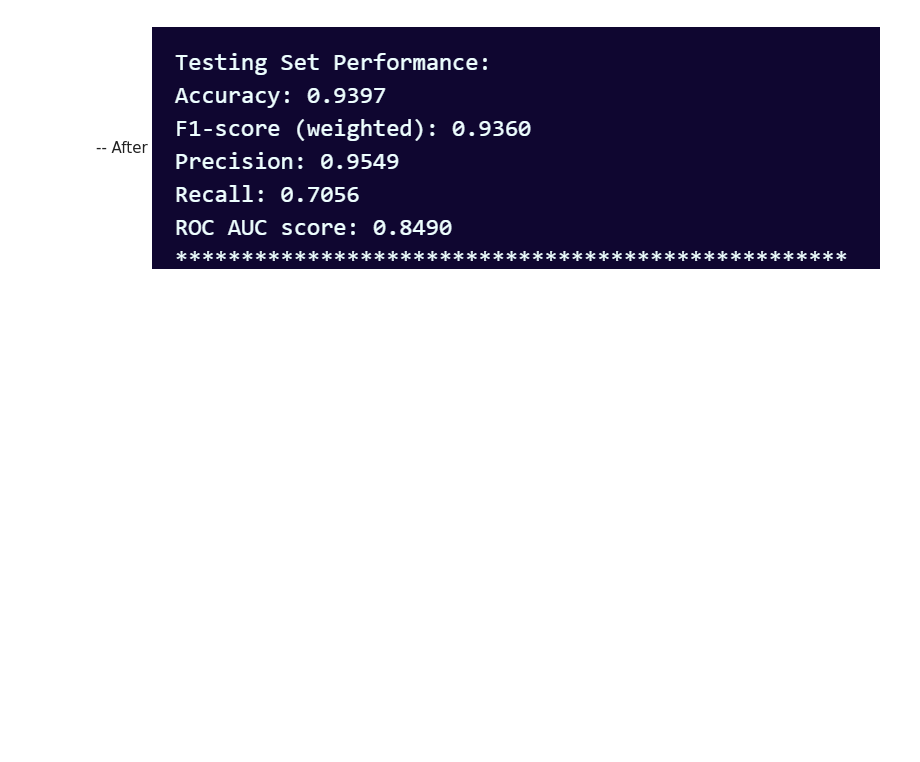
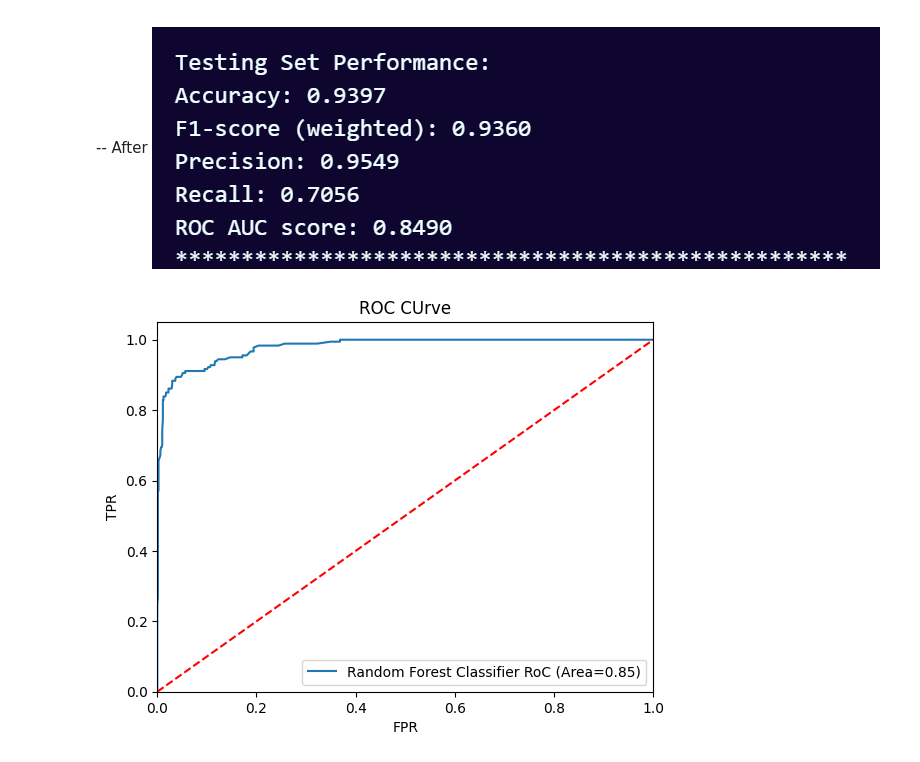
Before and after one commit to misrapk/Complete-Data-Science-and-ML-Preparation, a Jupyter notebook: ML_Algorithms/05RandomForest/RandomForestClassification_HolidayPacakgePrediction.ipynb, the cells around one changed output. Cells and saved outputs as stored; diff of their text form; code cells hidden in the pictures; blank space fills up the shorter version.

Commit message:
Random Forest Classifier file added

```diff
--- a/ML_Algorithms/05RandomForest/RandomForestClassification_HolidayPacakgePrediction.ipynb
+++ b/ML_Algorithms/05RandomForest/RandomForestClassification_HolidayPacakgePrediction.ipynb
@@ -544,8 +544,8 @@ Traceback (most recent call last):
 models = {
     "Random Forest": RandomForestClassifier(n_estimators=200,
                                             min_samples_split = 2,
-                                            max_features=7,
-                                            max_depth=None),
+                                            max_features=8,
+                                            max_depth=20),
 
 }
 
@@ -612,3 +612,41 @@ ROC AUC score: 0.8490
 
 -- After
 ![image-2.png](attachment:image-2.png)
+# %%
+#Plot ROC AUC Curve
+from sklearn.metrics import roc_auc_score, roc_curve
+plt.figure()
+
+#add modles
+auc_models =[ {
+    'label': 'Random Forest Classifier',
+    'model': RandomForestClassifier(n_estimators=200,
+                                            min_samples_split = 2,
+                                            max_features=8,
+                                            max_depth=20),
+    'auc': 0.8456
+},
+]
+
+#create loop thrrough all model
+for algo in auc_models:
+    model = algo['model']  #selection of model
+    model.fit(X_train,y_train)
+
+    #compute FPR and TPR
+    fpr, tpr, thresholds = roc_curve(y_test, model.predict_proba(X_test)[:,1])
+    #calculate area under curve
+    plt.plot(fpr, tpr, label='%s RoC (Area=%0.2f)' % (algo['label'], algo['auc']))
+
+
+plt.plot([0,1], [0,1], 'r--')
+plt.xlim([0.0,1.0])
+plt.ylim([0.0,1.05])
+plt.xlabel('FPR')
+plt.ylabel('TPR')
+plt.title('ROC CUrve')
+plt.legend(loc="lower right")
+plt.savefig('auc_curve.png')
+plt.show()
+# %% [output]
+[figure, added]
```
Also changed, not shown: parts of 4 cells of this notebook, 1 other file.
